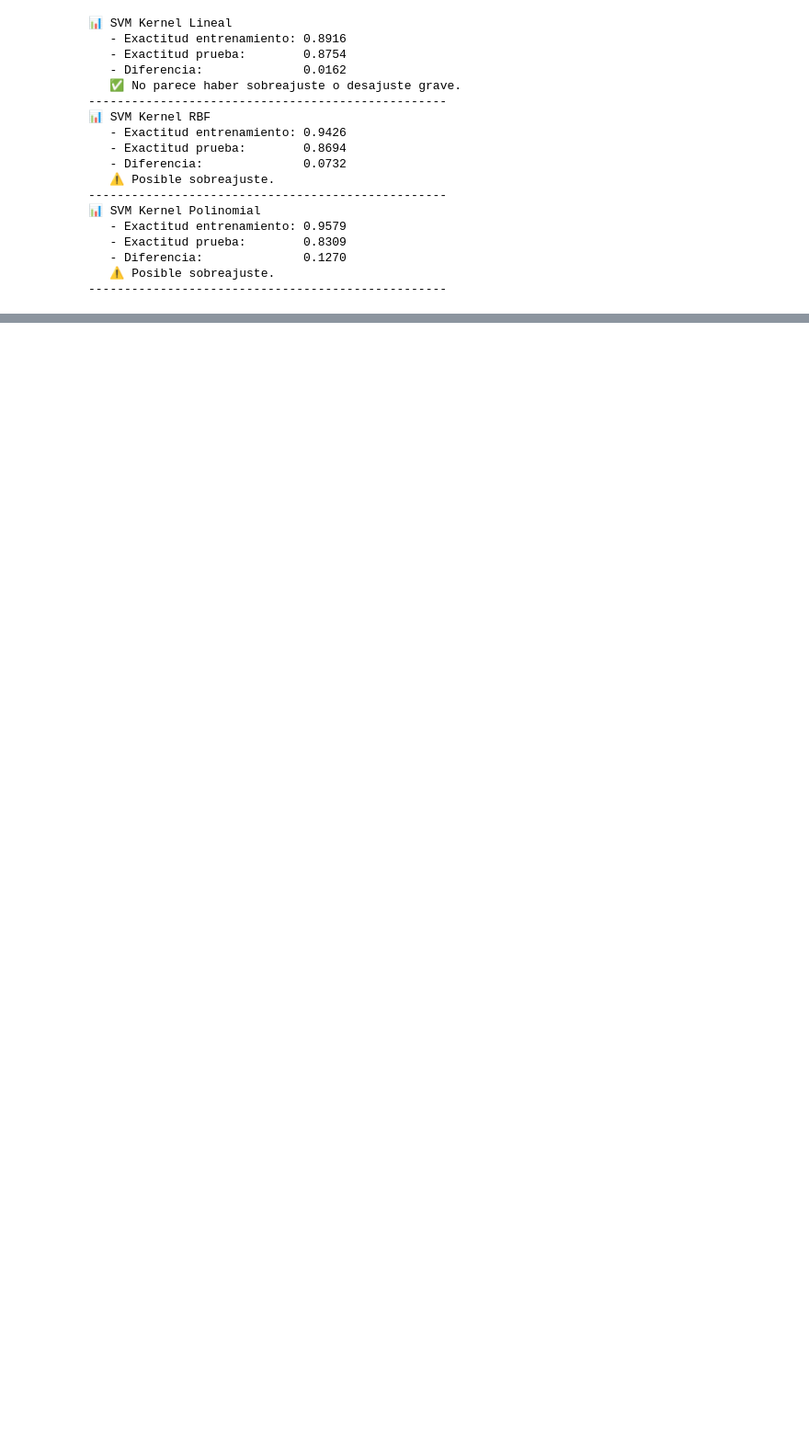
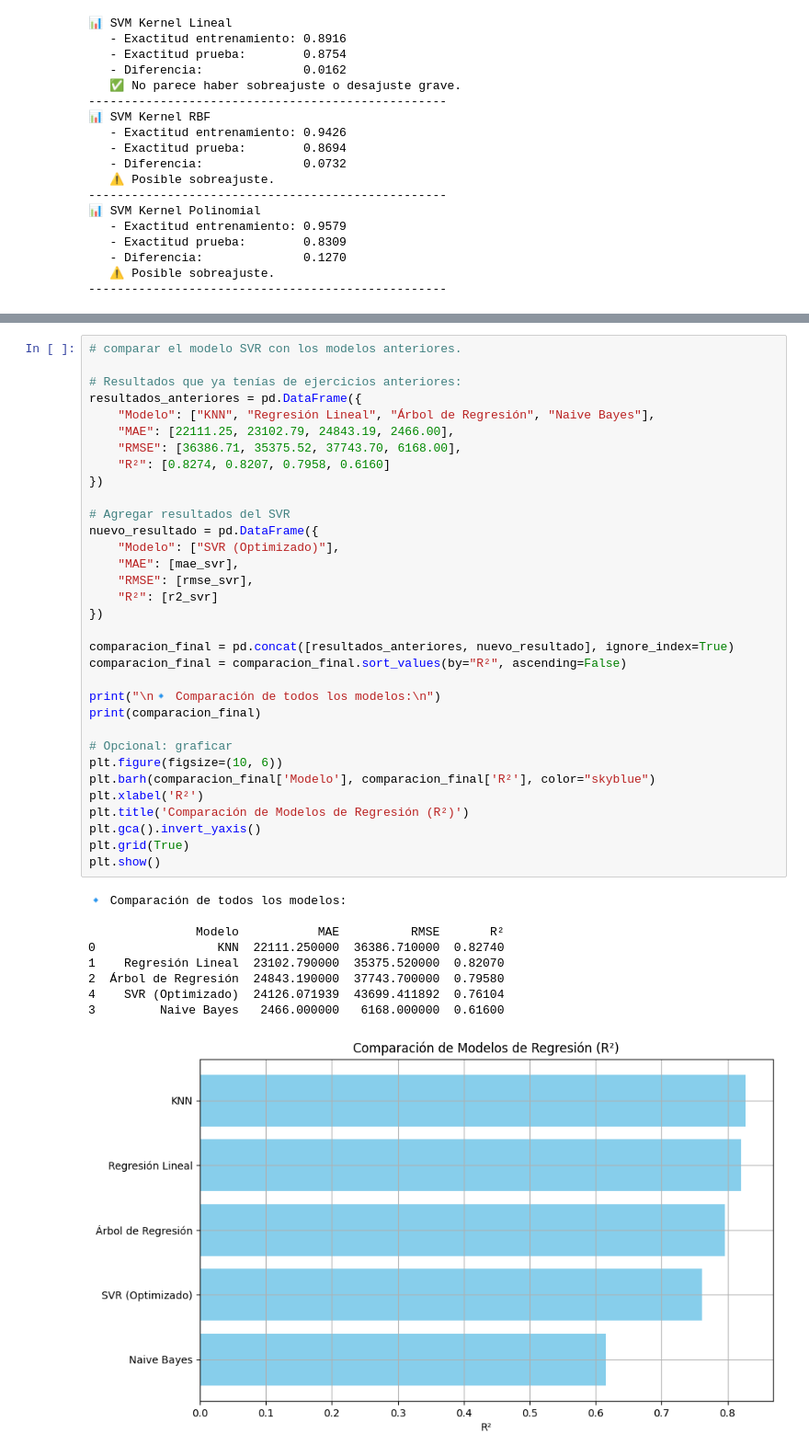
Before and after one commit to OscarEscriba/Proyecto-2-Mineria-de-datos, a Jupyter notebook: Proyecto2entrega6.ipynb, the cells around one changed output, grey strips where cells are left out. Shown at 92% size. Drawn from its saved outputs; the diff is of its cells as text; blank space fills up the shorter version.

```diff
--- a/Proyecto2entrega6.ipynb
+++ b/Proyecto2entrega6.ipynb
@@ -155,3 +220,46 @@ evaluar_sobreajuste(svm_poly, "SVM Kernel Polinomial")
+# %%
+# comparar el modelo SVR con los modelos anteriores.
+
+# Resultados que ya tenías de ejercicios anteriores:
+resultados_anteriores = pd.DataFrame({
+    "Modelo": ["KNN", "Regresión Lineal", "Árbol de Regresión", "Naive Bayes"],
+    "MAE": [22111.25, 23102.79, 24843.19, 2466.00],
+    "RMSE": [36386.71, 35375.52, 37743.70, 6168.00],
+    "R²": [0.8274, 0.8207, 0.7958, 0.6160]
+})
+
+# Agregar resultados del SVR
+nuevo_resultado = pd.DataFrame({
+    "Modelo": ["SVR (Optimizado)"],
+    "MAE": [mae_svr],
+    "RMSE": [rmse_svr],
+    "R²": [r2_svr]
+})
+
+comparacion_final = pd.concat([resultados_anteriores, nuevo_resultado], ignore_index=True)
+comparacion_final = comparacion_final.sort_values(by="R²", ascending=False)
+
+print("\n🔹 Comparación de todos los modelos:\n")
+print(comparacion_final)
+
+# Opcional: graficar
+plt.figure(figsize=(10, 6))
+plt.barh(comparacion_final['Modelo'], comparacion_final['R²'], color="skyblue")
+plt.xlabel('R²')
+plt.title('Comparación de Modelos de Regresión (R²)')
+plt.gca().invert_yaxis()
+plt.grid(True)
+plt.show()
+# %% [output]
+🔹 Comparación de todos los modelos:
+
+               Modelo           MAE          RMSE       R²
+0                 KNN  22111.250000  36386.710000  0.82740
+1    Regresión Lineal  23102.790000  35375.520000  0.82070
+2  Árbol de Regresión  24843.190000  37743.700000  0.79580
+4    SVR (Optimizado)  24126.071939  43699.411892  0.76104
+3         Naive Bayes   2466.000000   6168.000000  0.61600
+[figure, added]
 # %% [markdown]
 # INFORME
 
```
Also changed, not shown: parts of 2 cells of this notebook.
